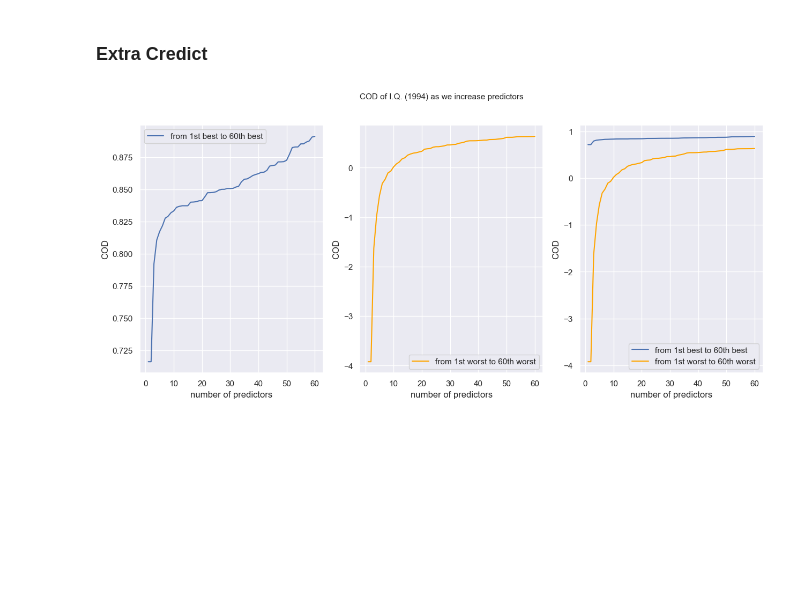
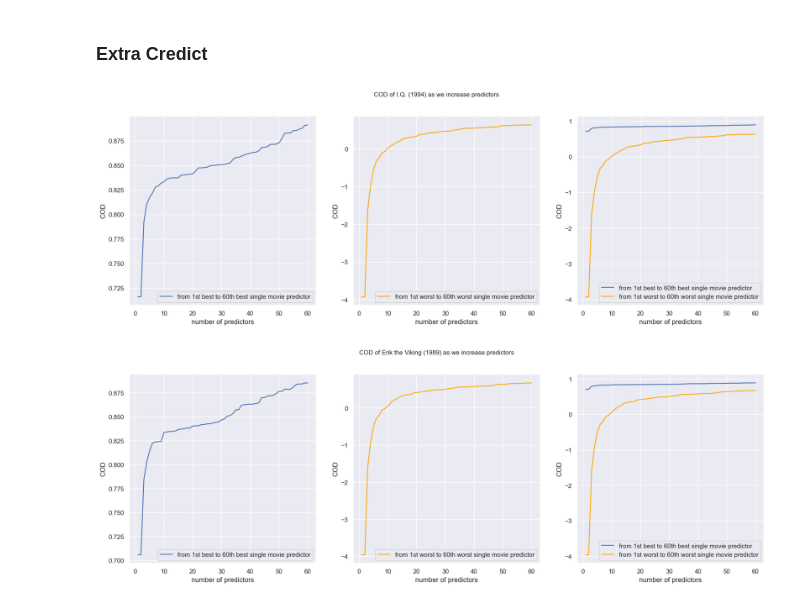
Before and after one commit to hanyuanz2000/Movie-Analyisis, a Jupyter notebook: 2 Machine Learning Part.ipynb, the cells around one changed output. Drawn from its saved outputs; the diff is of its cells as text; code cells hidden in the pictures; blank space fills up the shorter version.

```diff
--- a/2 Machine Learning Part.ipynb
+++ b/2 Machine Learning Part.ipynb
@@ -650,0 +640,27 @@ coef_list
+# %%
+x = each_user_rating_mean.reshape(-1, 1)
+coef_list = []
+auc_list = []
+fig, ax = plt.subplots(1, 4, figsize = (25, 5))
+
+for i in range(4):
+    x_train, x_test, y_train, y_test = train_test_split(x, y, test_size=0.1)
+    y = y_label_table.iloc[:, i]
+    clf = LogisticRegressionCV().fit(x, y)
+
+    y_test_pred = clf.predict(x)
+    y_pred = clf.predict(x)
+
+    auc = roc_auc_score(y, y_pred)
+    auc_list.append(auc)
+
+    coef_list.append(clf.coef_[0][0])
+
+    x_all = np.linspace(0, 4, 300)
+    y_all = expit(x_all * clf.coef_ + clf.intercept_).ravel()
+
+    ax[i].plot(x, y, 'o', c ='blue', ms = 0.5)
+    ax[i].plot(x_all, y_all, '-', c ='orange', ms = 0.5)
+    ax[i].set_xlabel('predictions prob')
+    ax[i].set_ylabel('true label')
+    ax[i].set_title(movie_list[pick_4_index[i]])
@@ -711,26 +736,26 @@ for i in range(N_predictors):
 accumulative_COD_list_best = np.array(accumulative_COD_list_best)
 accumulative_COD_list_worst = np.array(accumulative_COD_list_worst)
 # %%
-fig, ax = plt.subplots(1, 3, figsize = (15, 6))
+fig, ax = plt.subplots(1, 3, figsize = (20, 6))
 fig.suptitle('COD of I.Q. (1994) as we increase predictors', fontsize=11)
 x_range = np.arange(1, N_predictors + 1)
 
-ax[0].plot(x_range, accumulative_COD_list_best, '-', label = 'from 1st best to ' + str(N_predictors) +'th best')
+ax[0].plot(x_range, accumulative_COD_list_best, '-', label = 'from 1st best to ' + str(N_predictors) +'th best single movie predictor')
 ax[0].set_xlabel('number of predictors')
 ax[0].set_ylabel('COD')
-ax[0].legend()
+ax[0].legend(loc="lower right")
 
-ax[1].plot(x_range, accumulative_COD_list_worst, '-', label = 'from 1st worst to ' + str(N_predictors) +'th worst', c = 'orange')
+ax[1].plot(x_range, accumulative_COD_list_worst, '-', label = 'from 1st worst to ' + str(N_predictors) +'th worst single movie predictor', c = 'orange')
 ax[1].set_xlabel('number of predictors')
 ax[1].set_ylabel('COD')
-ax[1].legend()
+ax[1].legend(loc="lower right")
 
-ax[2].plot(x_range, accumulative_COD_list_best, '-', label = 'from 1st best to ' + str(N_predictors) +'th best')
-ax[2].plot(x_range, accumulative_COD_list_worst, '-', label = 'from 1st worst to ' + str(N_predictors) +'th worst', c = 'orange')
+ax[2].plot(x_range, accumulative_COD_list_best, '-', label = 'from 1st best to ' + str(N_predictors) +'th best single movie predictor')
+ax[2].plot(x_range, accumulative_COD_list_worst, '-', label = 'from 1st worst to ' + str(N_predictors) +'th worst single movie predictor', c = 'orange')
 ax[2].set_xlabel('number of predictors')
 ax[2].set_ylabel('COD')
-ax[2].legend()
+ax[2].legend(loc="lower right")
 
 plt.show()
 # %% [output]
-[figure, old version]
+[figure, new version]
@@ -736,0 +818,24 @@ plt.show()
+# %%
+fig, ax = plt.subplots(1, 3, figsize = (20, 6))
+fig.suptitle('COD of Erik the Viking (1989) as we increase predictors', fontsize=11)
+x_range = np.arange(1, N_predictors + 1)
+
+ax[0].plot(x_range, accumulative_COD_list_best, '-', label = 'from 1st best to ' + str(N_predictors) +'th best single movie predictor')
+ax[0].set_xlabel('number of predictors')
+ax[0].set_ylabel('COD')
+ax[0].legend(loc="lower right")
+
+ax[1].plot(x_range, accumulative_COD_list_worst, '-', label = 'from 1st worst to ' + str(N_predictors) +'th worst single movie predictor', c = 'orange')
+ax[1].set_xlabel('number of predictors')
+ax[1].set_ylabel('COD')
+ax[1].legend(loc="lower right")
+
+ax[2].plot(x_range, accumulative_COD_list_best, '-', label = 'from 1st best to ' + str(N_predictors) +'th best single movie predictor')
+ax[2].plot(x_range, accumulative_COD_list_worst, '-', label = 'from 1st worst to ' + str(N_predictors) +'th worst single movie predictor', c = 'orange')
+ax[2].set_xlabel('number of predictors')
+ax[2].set_ylabel('COD')
+ax[2].legend(loc="lower right")
+
+plt.show()
+# %% [output]
+[figure, added]
```
Also changed, not shown: parts of 56 cells of this notebook, 3 other files.
